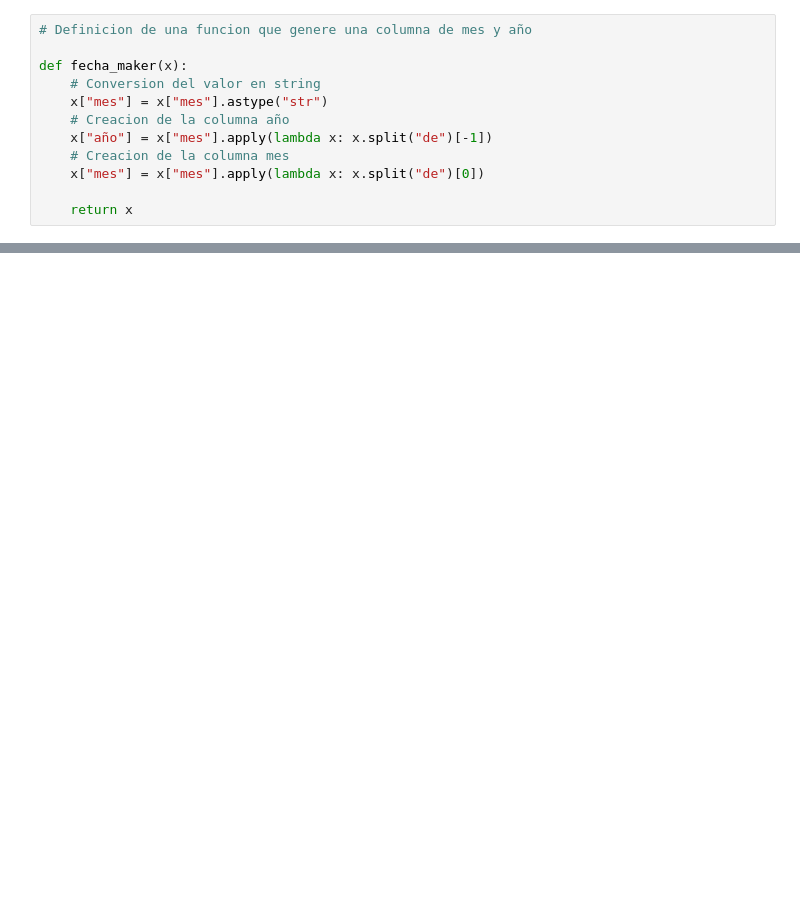
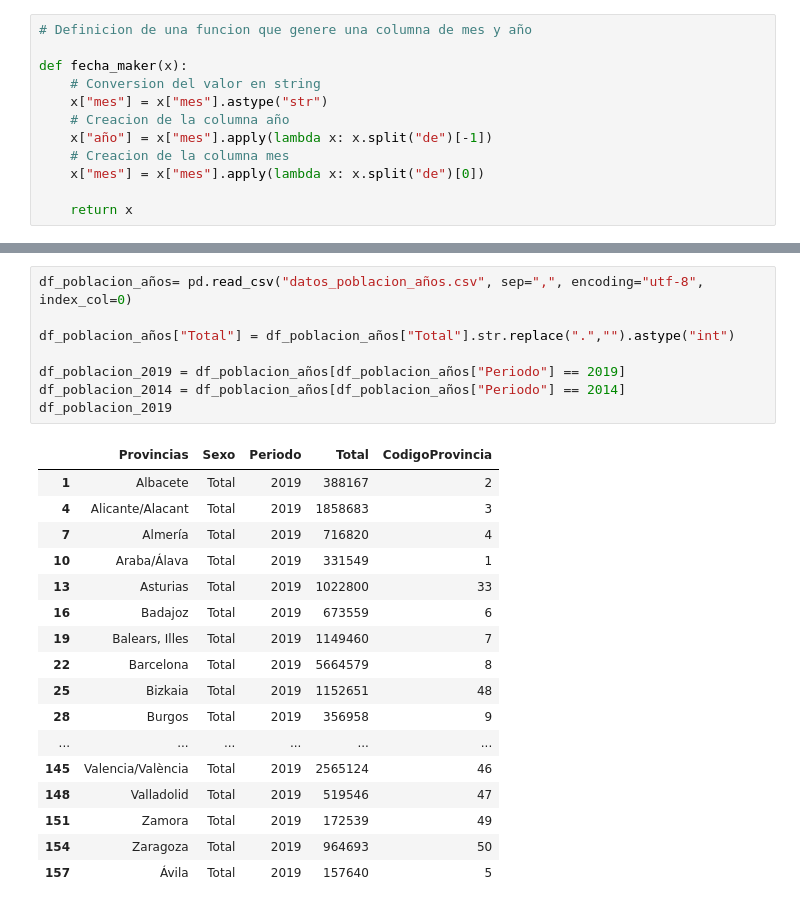
Before and after one commit to UnaiFam/PROYECTO-EUROPA, a Jupyter notebook: Datos_paro.ipynb, the cells around one changed output, grey strips where cells are left out. Drawn from its saved outputs; the diff is of its cells as text; blank space fills up the shorter version.

```diff
--- a/Datos_paro.ipynb
+++ b/Datos_paro.ipynb
@@ -52,0 +265,26 @@ df_paro_2014.to_csv("datos_paro_2014.csv")
+# %%
+df_poblacion_años= pd.read_csv("datos_poblacion_años.csv", sep=",", encoding="utf-8", index_col=0)
+
+df_poblacion_años["Total"] = df_poblacion_años["Total"].str.replace(".","").astype("int")
+
+df_poblacion_2019 = df_poblacion_años[df_poblacion_años["Periodo"] == 2019]
+df_poblacion_2014 = df_poblacion_años[df_poblacion_años["Periodo"] == 2014]
+df_poblacion_2019
+# %% [output]
+|  | Provincias | Sexo | Periodo | Total | CodigoProvincia |
+| 1 | Albacete | Total | 2019 | 388167 | 2 |
+| 4 | Alicante/Alacant | Total | 2019 | 1858683 | 3 |
+| 7 | Almería | Total | 2019 | 716820 | 4 |
+| 10 | Araba/Álava | Total | 2019 | 331549 | 1 |
+| 13 | Asturias | Total | 2019 | 1022800 | 33 |
+| 16 | Badajoz | Total | 2019 | 673559 | 6 |
+| 19 | Balears, Illes | Total | 2019 | 1149460 | 7 |
+| 22 | Barcelona | Total | 2019 | 5664579 | 8 |
+| 25 | Bizkaia | Total | 2019 | 1152651 | 48 |
+| 28 | Burgos | Total | 2019 | 356958 | 9 |
+| ... | ... | ... | ... | ... | ... |
+| 145 | Valencia/València | Total | 2019 | 2565124 | 46 |
+| 148 | Valladolid | Total | 2019 | 519546 | 47 |
+| 151 | Zamora | Total | 2019 | 172539 | 49 |
+| 154 | Zaragoza | Total | 2019 | 964693 | 50 |
+| 157 | Ávila | Total | 2019 | 157640 | 5 |
```
Also changed, not shown: parts of 18 cells of this notebook.
